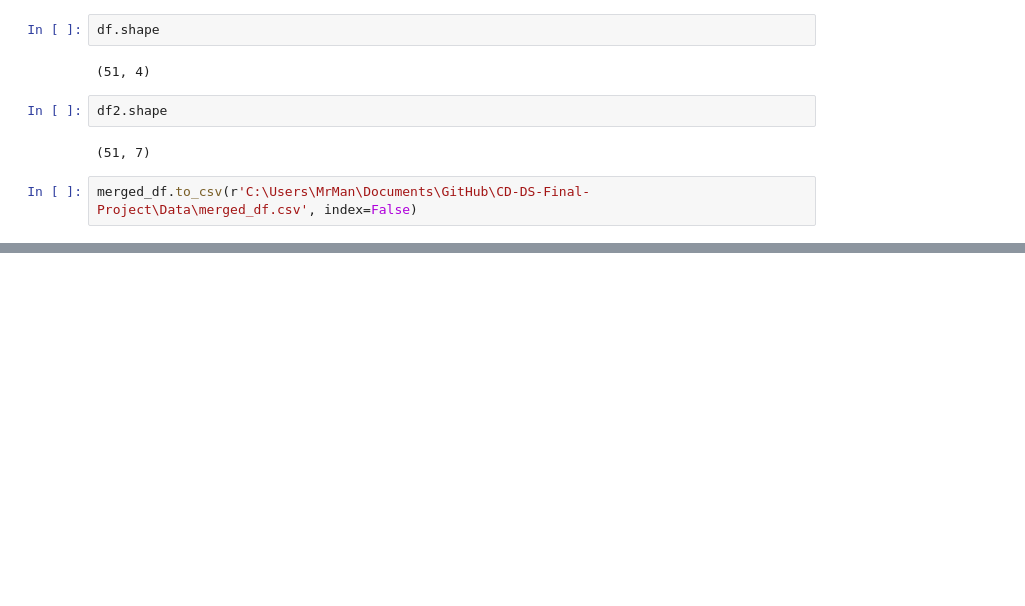
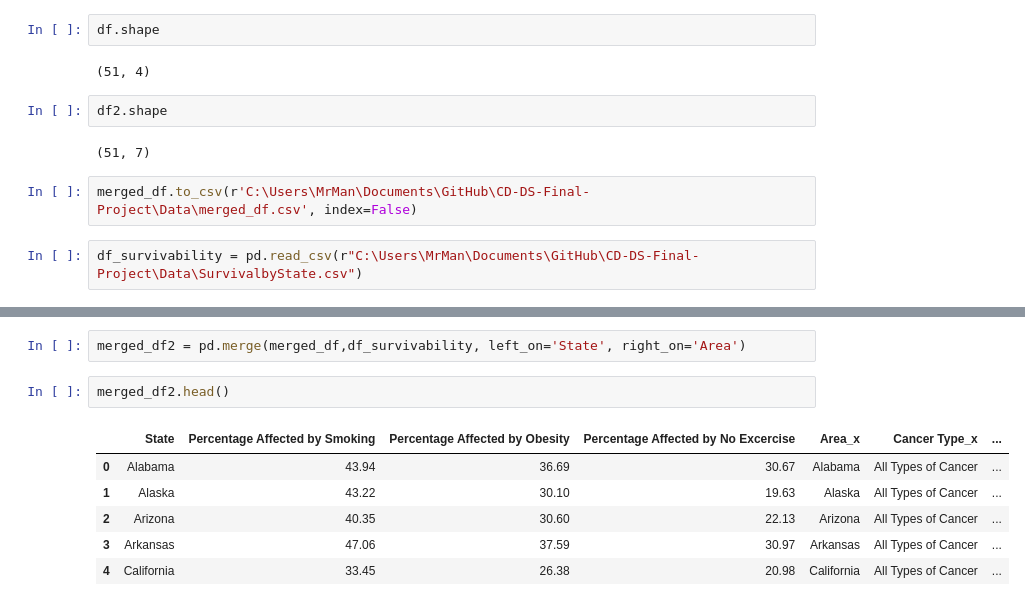
Before and after one commit to CODEGITCD/CD-DS-Final-Project, a Jupyter notebook: Notebooks/Py-Cancer.ipynb, the cells around one changed output, grey strips where cells are left out. Saved outputs shown, nothing was run; the diff lists cells and outputs as text; blank space fills up the shorter version.

Commit message:
added survivability by State

```diff
--- a/Notebooks/Py-Cancer.ipynb
+++ b/Notebooks/Py-Cancer.ipynb
@@ -140,3 +140,5 @@ df2.shape
 (51, 7)
 # %%
 merged_df.to_csv(r'C:\Users\MrMan\Documents\GitHub\CD-DS-Final-Project\Data\merged_df.csv', index=False)
+# %%
+df_survivability = pd.read_csv(r"C:\Users\MrMan\Documents\GitHub\CD-DS-Final-Project\Data\SurvivalbyState.csv")
@@ -142,0 +154,11 @@ merged_df.to_csv(r'C:\Users\MrMan\Documents\GitHub\CD-DS-Final-Project\Data\merg
+# %%
+merged_df2 = pd.merge(merged_df,df_survivability, left_on='State', right_on='Area')
+# %%
+merged_df2.head()
+# %% [output]
+|  | State | Percentage Affected by Smoking | Percentage Affected by Obesity | Percentage Affected by No Excercise | Area_x | Cancer Type_x | ... |
+| 0 | Alabama | 43.94 | 36.69 | 30.67 | Alabama | All Types of Cancer | ... |
+| 1 | Alaska | 43.22 | 30.10 | 19.63 | Alaska | All Types of Cancer | ... |
+| 2 | Arizona | 40.35 | 30.60 | 22.13 | Arizona | All Types of Cancer | ... |
+| 3 | Arkansas | 47.06 | 37.59 | 30.97 | Arkansas | All Types of Cancer | ... |
+| 4 | California | 33.45 | 26.38 | 20.98 | California | All Types of Cancer | ... |
```
Also changed, not shown: parts of 5 cells of this notebook, 1 other file.
